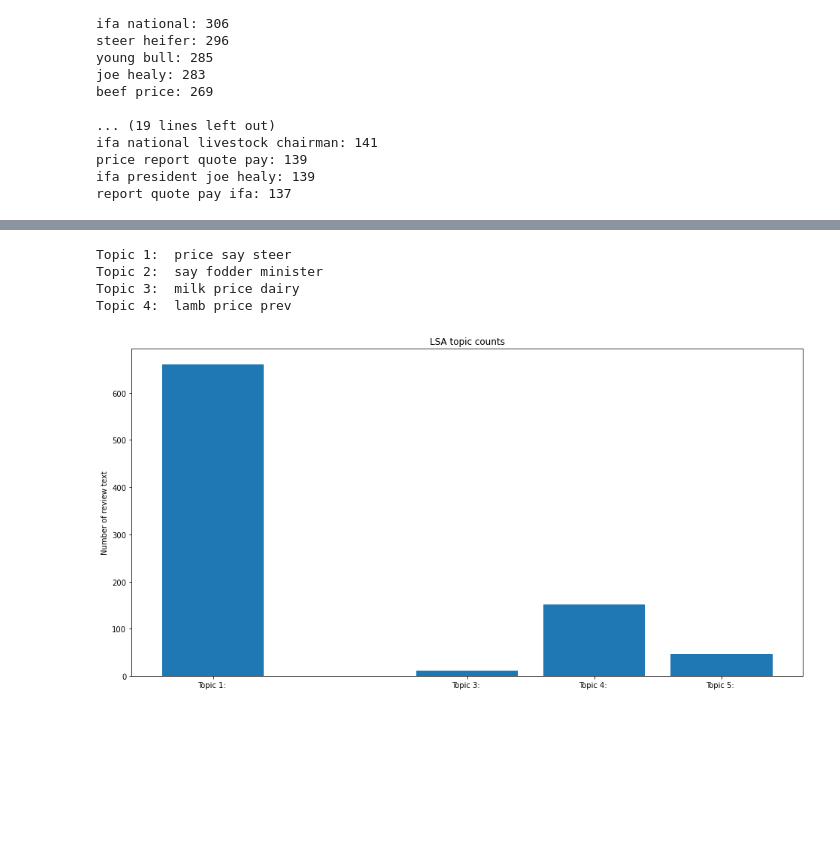
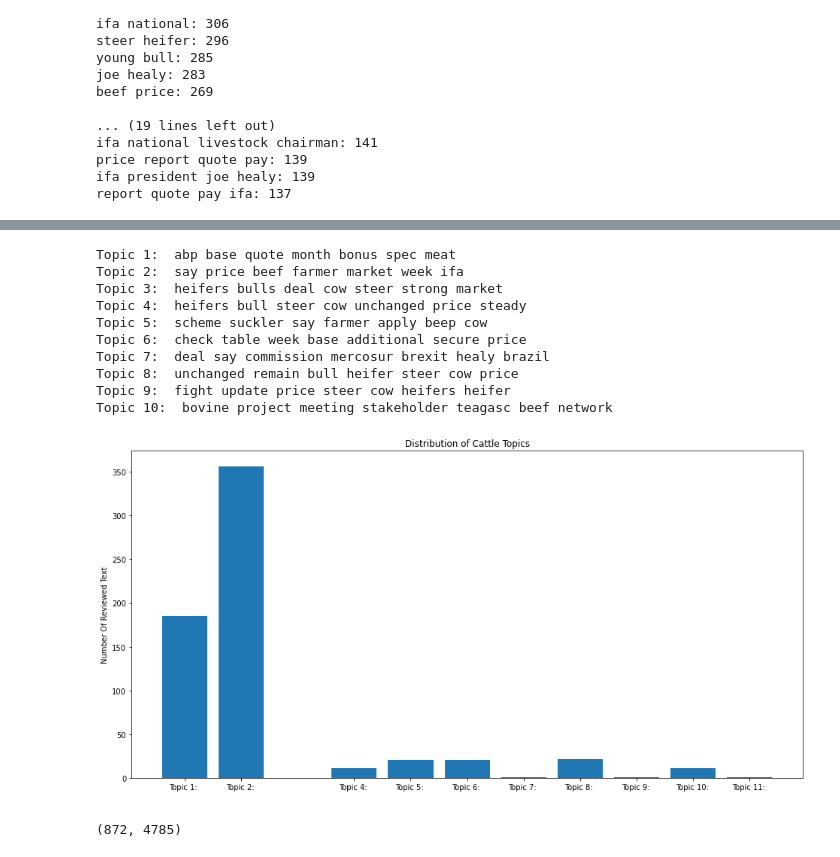
Before and after one commit to TahirAwwad/agriculture-data-analytics, a Jupyter notebook: notebooks/notebook-3-03-sa-ifa-ie-articles-n-grams-and-topics.ipynb, the cells around one changed output, grey strips where cells are left out. Cells and saved outputs as stored; diff of their text form; code cells hidden in the pictures; blank space fills up the shorter version.

```diff
--- a/notebooks/notebook-3-03-sa-ifa-ie-articles-n-grams-and-topics.ipynb
+++ b/notebooks/notebook-3-03-sa-ifa-ie-articles-n-grams-and-topics.ipynb
@@ -290,12 +273,12 @@ temp_df.head(10)
 | 8 | (joe, healy) | 283.0 |
 | 9 | (beef, price) | 269.0 |
 # %%
-reindexed_data = df['clean_text']
+reindexed_data = df[df.Trend=='cattle']['clean_text']
 tfidf_vectorizer = TfidfVectorizer(use_idf=True, smooth_idf=True)
 reindexed_data = reindexed_data.values
 document_term_matrix = tfidf_vectorizer.fit_transform(reindexed_data)
 # %%
-n_topics = 5
+n_topics = 11
 lsa_model = TruncatedSVD(n_components=n_topics)
 lsa_topic_matrix = lsa_model.fit_transform(document_term_matrix)
 # %%
@@ -336,25 +319,38 @@ def get_top_n_words(n, keys, document_term_matrix, tfidf_vectorizer):
         top_words.append(" ".join(topic_words))
     return top_words
 # %%
-top_n_words_lsa = get_top_n_words(3, lsa_keys, document_term_matrix, tfidf_vectorizer)
+top_n_words_lsa = get_top_n_words(7, lsa_keys, document_term_matrix, tfidf_vectorizer)
 
 for i in range(len(top_n_words_lsa)):
     print("Topic {}: ".format(i+1), top_n_words_lsa[i])
 # %% [output]
-Topic 1:  price say steer
-Topic 2:  say fodder minister
-Topic 3:  milk price dairy
-Topic 4:  lamb price prev
+Topic 1:  abp base quote month bonus spec meat
+Topic 2:  say price beef farmer market week ifa
+Topic 3:  heifers bulls deal cow steer strong market
+Topic 4:  heifers bull steer cow unchanged price steady
+Topic 5:  scheme suckler say farmer apply beep cow
+Topic 6:  check table week base additional secure price
+Topic 7:  deal say commission mercosur brexit healy brazil
+Topic 8:  unchanged remain bull heifer steer cow price
+Topic 9:  fight update price steer cow heifers heifer
+Topic 10:  bovine project meeting stakeholder teagasc beef network
 # %%
 top_3_words = get_top_n_words(3, lsa_keys, document_term_matrix, tfidf_vectorizer)
 labels = ['Topic {}: \n'.format(i+1) for i in lsa_categories]
 
 fig, ax = plt.subplots(figsize=(16,8))
 ax.bar(lsa_categories, lsa_counts);
 ax.set_xticks(lsa_categories);
 ax.set_xticklabels(labels);
-ax.set_ylabel('Number of review text');
-ax.set_title('LSA topic counts');
+ax.set_ylabel('Number Of Reviewed Text');
+ax.set_title('Distribution of Cattle Topics');
 plt.show();
 # %% [output]
-[figure, old version]
+[figure, new version]
+# %%
+# vectorize text data
+tfid_vec = TfidfVectorizer(tokenizer=lambda x: str(x).split())
+X = tfid_vec.fit_transform(df['clean_text'])
+X.shape
+# %% [output]
+(872, 4785)
```
Also changed, not shown: parts of 7 cells of this notebook, 1 other file.
